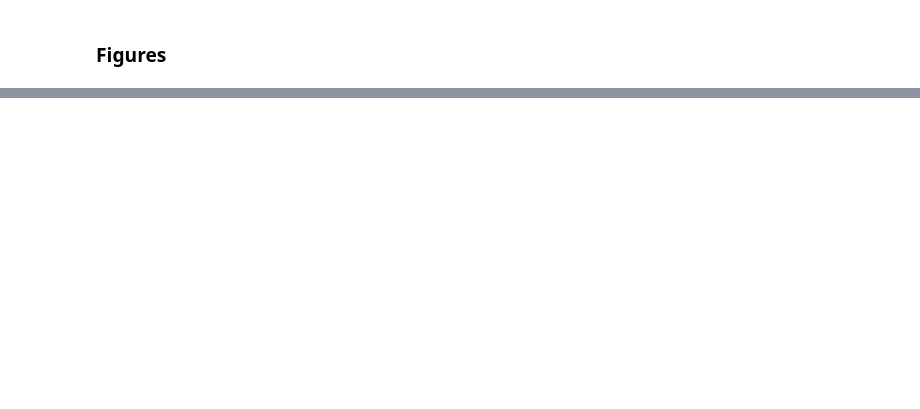
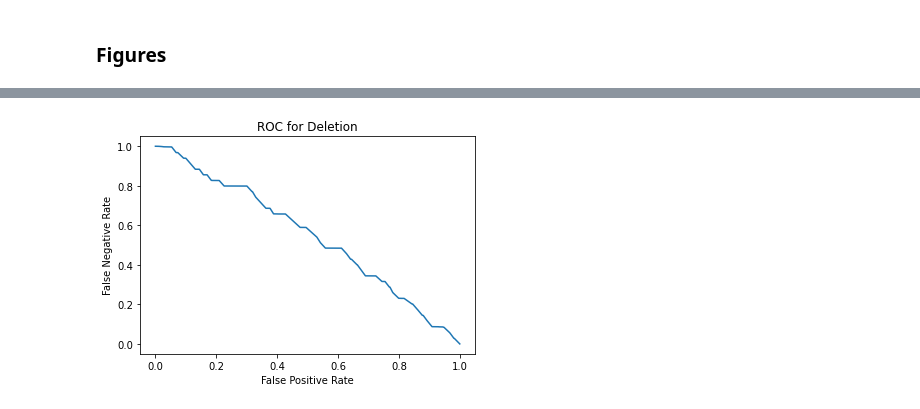
Before and after one commit to HMC-MIR/HSTW, a Jupyter notebook: 03_speech_eval.ipynb, the cells around one changed output, grey strips where cells are left out. Cells and saved outputs as stored; diff of their text form; code cells hidden in the pictures; blank space fills up the shorter version.

```diff
--- a/03_speech_eval.ipynb
+++ b/03_speech_eval.ipynb
@@ -257,0 +348,8 @@ plotAttribution(timesToPlot, systemsToPlot)
+# %%
+ROC = ROCs[1]
+plt.plot(ROC[:,1], ROC[:,2])
+plt.xlabel("False Positive Rate");
+plt.ylabel("False Negative Rate");
+plt.title("ROC for Deletion");
+# %% [output]
+[figure, added]
```
Also changed, not shown: parts of 16 cells of this notebook.
